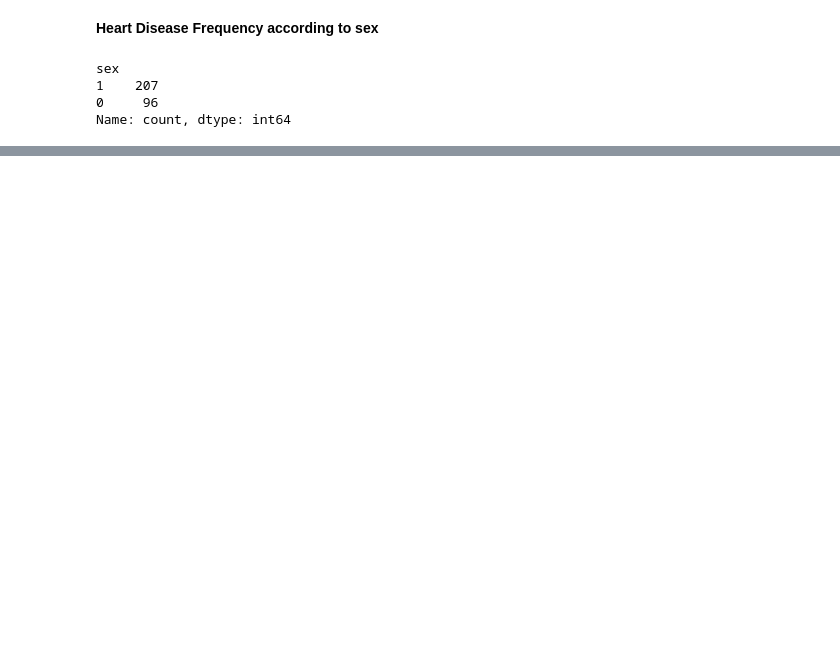
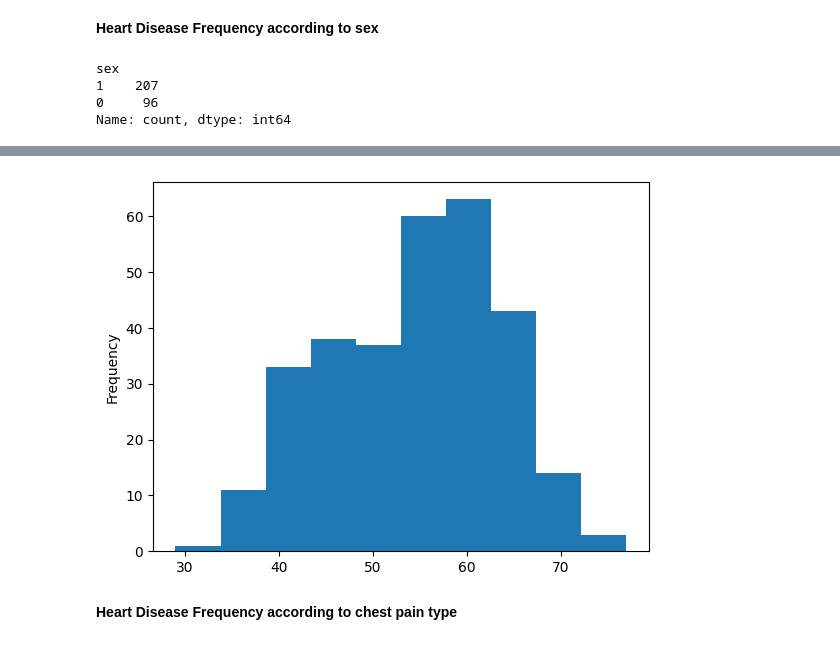
Before and after one commit to NidhiBolia/Predicting-Heart-Disease, a Jupyter notebook: main.ipynb, the cells around one changed output, grey strips where cells are left out. Drawn from its saved outputs; the diff is of its cells as text; code cells hidden in the pictures; blank space fills up the shorter version.

Commit message:
Chest-Pain

```diff
--- a/main.ipynb
+++ b/main.ipynb
@@ -94,0 +136,7 @@ Name: count, dtype: int64
+# %%
+# Check distribution of age column
+data.age.plot.hist();
+# %% [output]
+[figure, added]
+# %% [markdown]
+**Heart Disease Frequency according to chest pain type**
```
Also changed, not shown: parts of 8 cells of this notebook.
